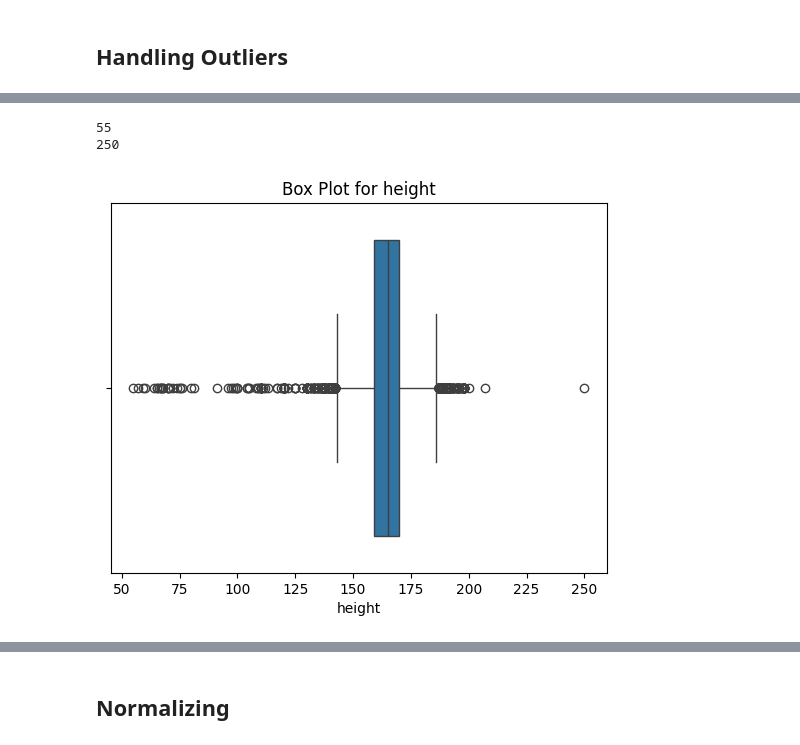
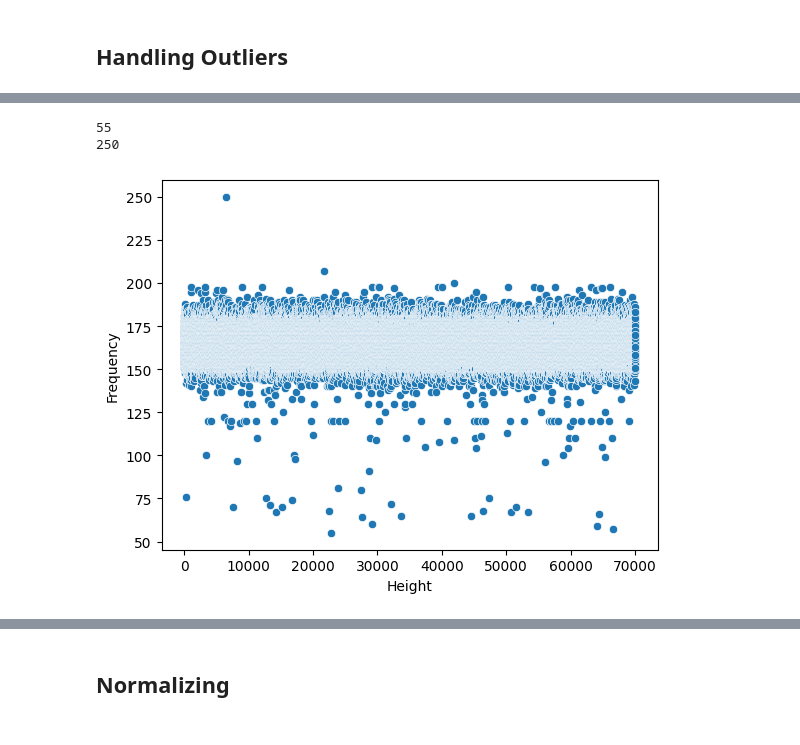
Before and after one commit to jevinmorad/College-Labs, a Jupyter notebook: Sem-6/ML_DL/project/cleaning.ipynb, the cells around one changed output, grey strips where cells are left out. Drawn from its saved outputs; the diff is of its cells as text; code cells hidden in the pictures.

```diff
--- a/Sem-6/ML_DL/project/cleaning.ipynb
+++ b/Sem-6/ML_DL/project/cleaning.ipynb
@@ -40,3 +40,6 @@ Data columns (total 13 columns):
  12  cardio       70000 non-null  int64
 dtypes: float64(1), int64(12)
 memory usage: 6.9 MB
+# %%
+df = df.drop('id', axis=1)
+df.head()
@@ -42,0 +57,3 @@ memory usage: 6.9 MB
+# %%
+df.drop_duplicates(inplace=True)
+df.duplicated().sum()
@@ -84,14 +96,0 @@ plt.show()
-# %%
-Q1 = df['age'].quantile(0.25)
-Q3 = df['age'].quantile(0.75)
-IQR = Q3 - Q1
-lower_bound = Q1 - 1.5 * IQR
-upper_bound = Q3 + 1.5 * IQR
-
-df = df[(df['age'] > lower_bound) & (df['age'] < upper_bound)]
-
-sns.boxplot(x=df['age'])
-plt.title("Box Plot for Age")
-plt.show()
-
-print(df['age'].max(), df['age'].min())
@@ -101,11 +97,12 @@ print(df['age'].max(), df['age'].min())
 # %%
 print(df['height'].min())
 print(df['height'].max())
 
-sns.boxplot(x=df['height'])
-plt.title("Box Plot for height")
+sns.scatterplot(df['height'])
+plt.xlabel('Height')
+plt.ylabel('Frequency')
 plt.show()
 # %% [output]
 55
 250
-[figure, old version]
+[figure, new version]
```
Also changed, not shown: parts of 34 cells of this notebook, 1 other file.
